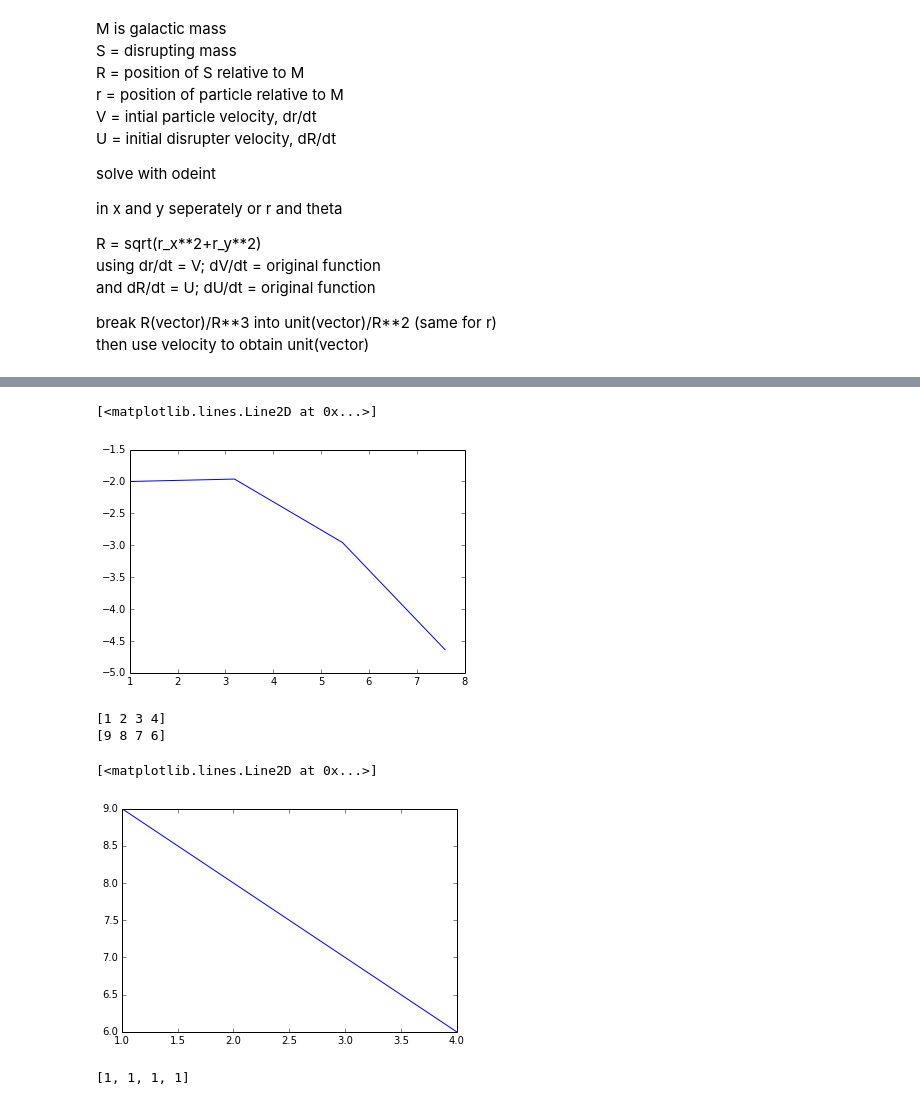
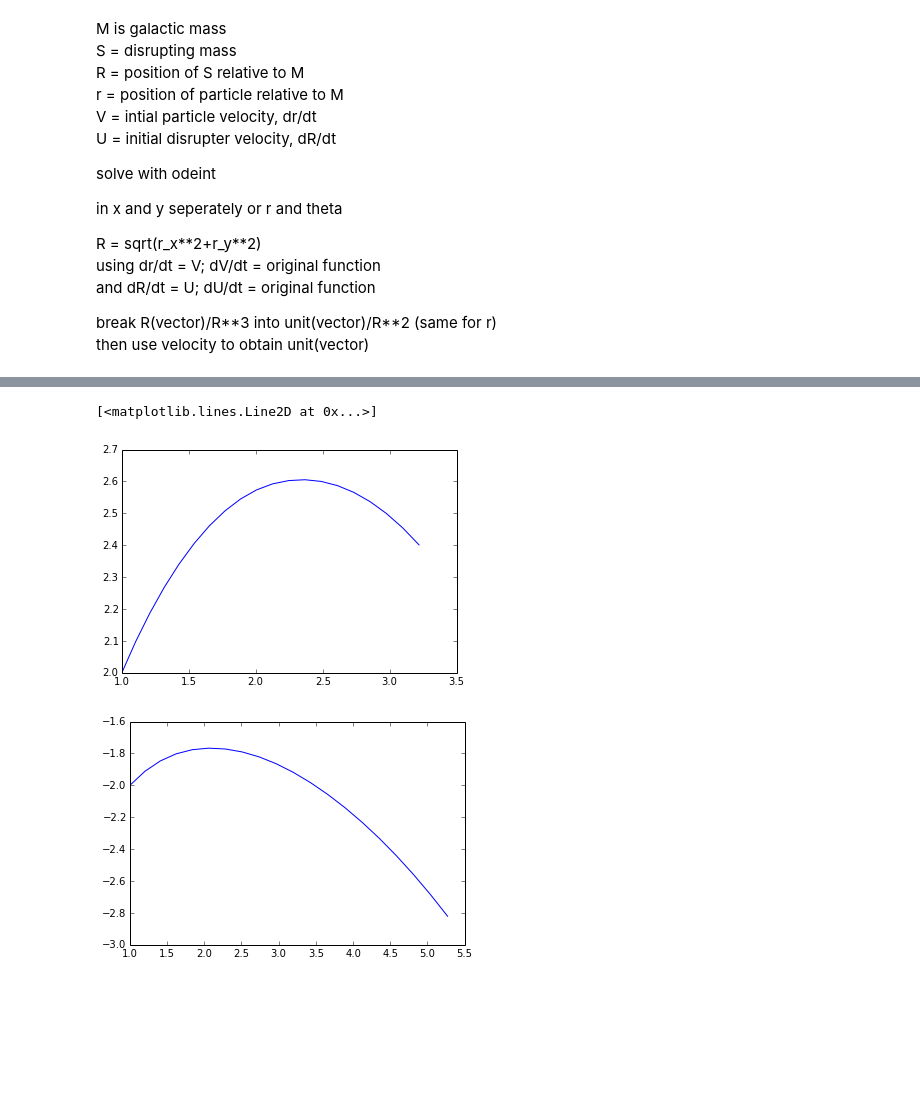
Before and after one commit to cspearso/PHYS202-S14, a Jupyter notebook: ProjectGalaxyMergers.ipynb, the cells around one changed output, grey strips where cells are left out. Saved outputs shown, nothing was run; the diff lists cells and outputs as text; code cells hidden in the pictures; blank space fills up the shorter version.

```diff
--- a/ProjectGalaxyMergers.ipynb
+++ b/ProjectGalaxyMergers.ipynb
@@ -66,4 +56,5 @@ plt.plot(t,Solution[:,3])
 # %%
+#solve for r
 def Test_point_creation(test):
     def rderiv(r_current, t):
 
@@ -88,33 +79,23 @@ def Test_point_creation(test):
 
         return np.array([ drx, dvx, dry, dvy ])
     return odeint(rderiv, test, t)
-b = np.array([1,2,-2,1])
-a = Test_point_creation(b)
-plt.plot(a[:,0],a[:,2])
-# %% [output]
-[<matplotlib.lines.Line2D at 0x...>]
-[figure, removed]
-# %%
-d={}
-t = np.array([1,2,3,4])
-a = [[1,2,3,4], [9,8,7,6],[1,3,1,6]]
-def asdf(x):
-    return np.array(x)
-for x in a:
-        d["initial{0}".format(x)]= asdf(x)
-print t
-print d['initial[9, 8, 7, 6]']
-plt.plot(t, d['initial[9, 8, 7, 6]'])
-# %% [output]
-[1 2 3 4]
-[9 8 7 6]
-[<matplotlib.lines.Line2D at 0x...>]
-[figure, removed]
-# %%
-a = [1,1]
-print a * 2
-# %% [output]
-[1, 1, 1, 1]
+# %%
+#create list of r solutions based on initial conditions
+listx = []
+listy = []
+test = [np.array([1,1,2,1]),np.array([1,2,-2,1])]
+for x in test:
+    a = Test_point_creation(x)
+    listx.append(a[:,0])
+    listy.append(a[:,2])
+plt.figure()
+plt.plot(listx[0],listy[0])
+plt.figure()
+plt.plot(listx[1],listy[1])
+# %% [output]
+[<matplotlib.lines.Line2D at 0x...>]
+[figure, added]
+[figure, added]
 # %%
 from pylab import *
 import os
```
Also changed, not shown: parts of 3 cells of this notebook, 1 other file.
